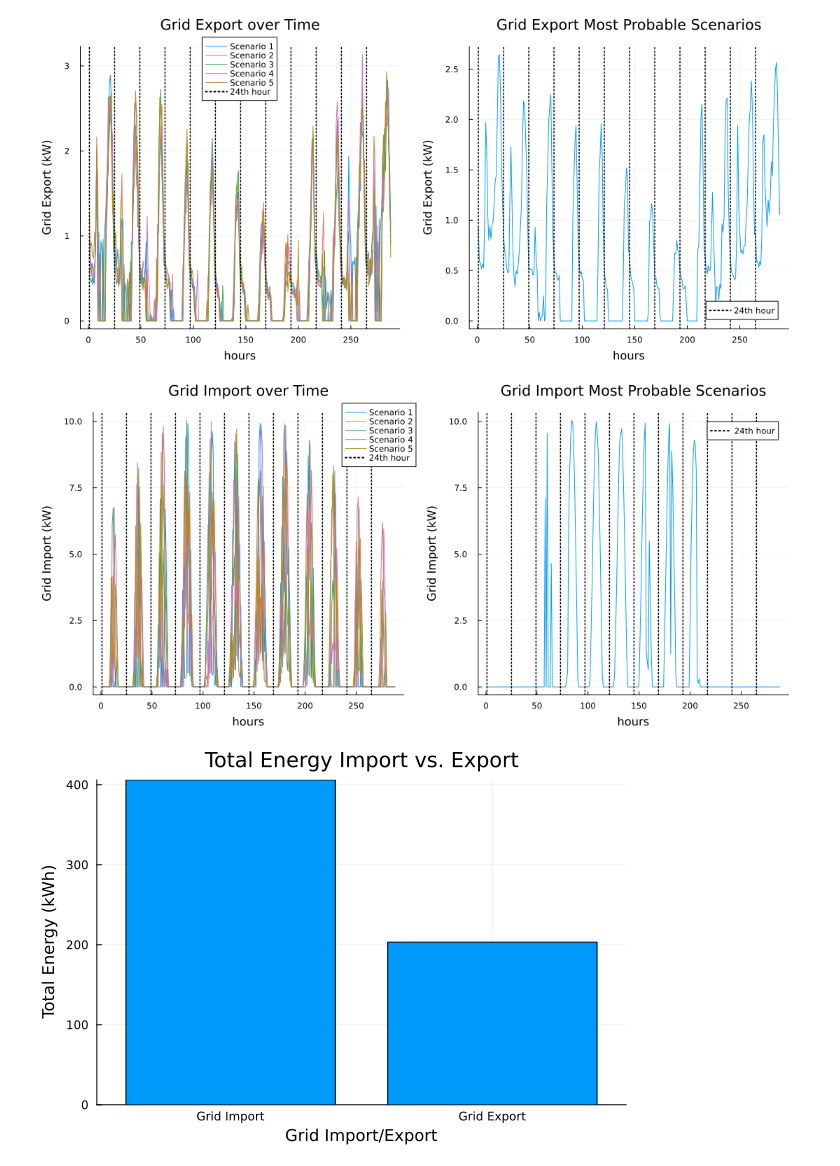
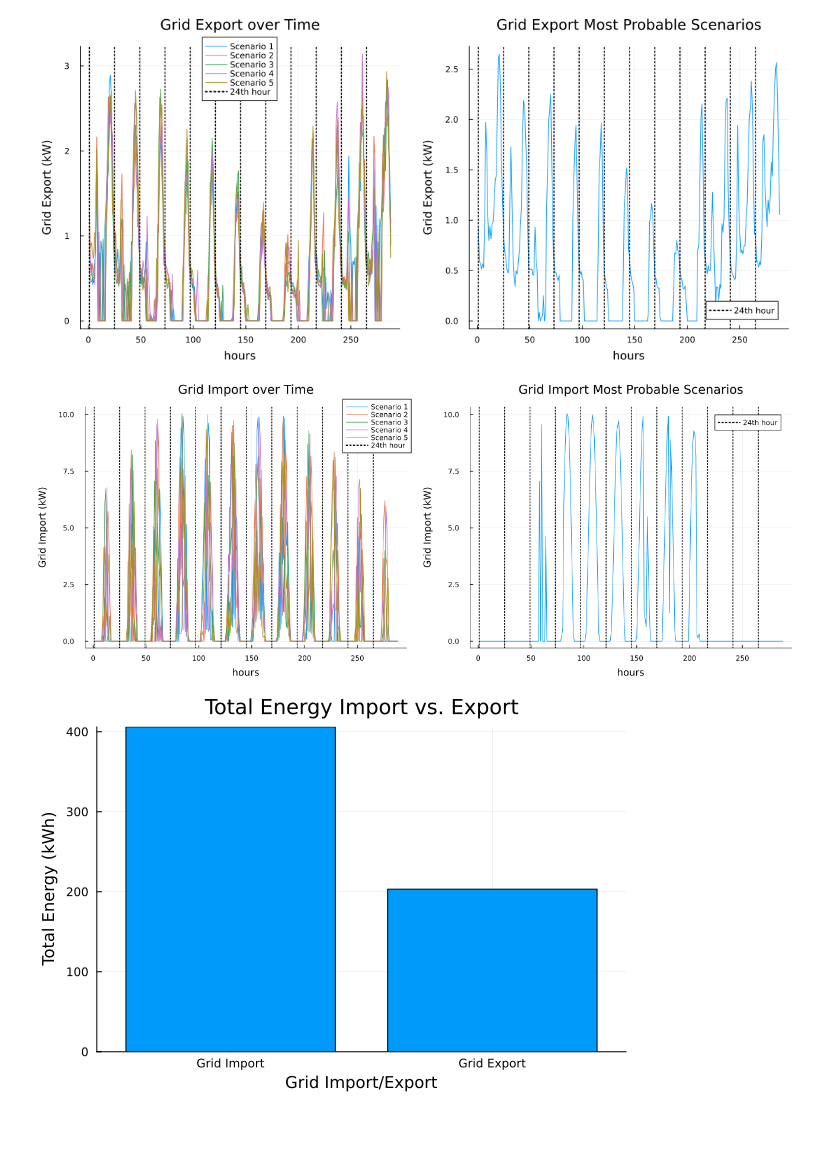
Before and after one commit to czwiessler/AMOProject, a Jupyter notebook: 05_Optimization.ipynb, the cells around one changed output. Cells and saved outputs as stored; diff of their text form; code cells hidden in the pictures; blank space fills up the shorter version.

Commit message:
more plotting

```diff
--- a/05_Optimization.ipynb
+++ b/05_Optimization.ipynb
@@ -267,28 +267,28 @@ plot(p, p_probable, layout=(1, 2), size=(1100, 500), margin=5mm)
 # %%
 using Plots
 using Plots.PlotMeasures
 
 # Create the plot and assign labels to each scenario (column)
 p = plot(1:T, G_out_matrix, xlabel="hours", ylabel="Grid Import (kW)", title="Grid Import over Time",
          label=permutedims(["Scenario $ω" for ω in 1:num_scenarios]))  # Transpose the label array
 
 # Add vertical dotted lines every 24 steps
 for i in 1:24:T
     vline!(p, [i], linestyle=:dot, color=:black, linewidth=1.5, label=false)  # No label for vertical lines
 end
 plot!(p, [NaN], label="24th hour", linestyle=:dot, color=:black, linewidth=2)  # Only one label
 plot!(p, legend=(0.89, 1.0))
 # plot most probable
 p_probable = plot(1:T, most_probable_G_out, title="Grid Import Most Probable Scenarios", label = false)
 for i in 1:24:T
     vline!(p_probable, [i], linestyle=:dot, color=:black, linewidth=1.5, label=false, xlabel="hours", ylabel="Grid Import (kW)",)  # No label for vertical lines
 end
 plot!(p_probable, [NaN], label="24th hour", linestyle=:dot, color=:black, linewidth=2)  # Only one label
 
 # Display the plot
-plot(p, p_probable, layout=(1, 2), size=(1100, 500), margin=5mm)
+plot(p, p_probable, layout=(1, 2), size=(1300, 500), margin=5mm)
 # %% [output]
-[figure, old version]
+[figure, new version]
 # %%
 sum_G_in = sum(most_probable_G_in)
 sum_G_out = sum(most_probable_G_out)
```
Also changed, not shown: parts of 2 cells of this notebook.
